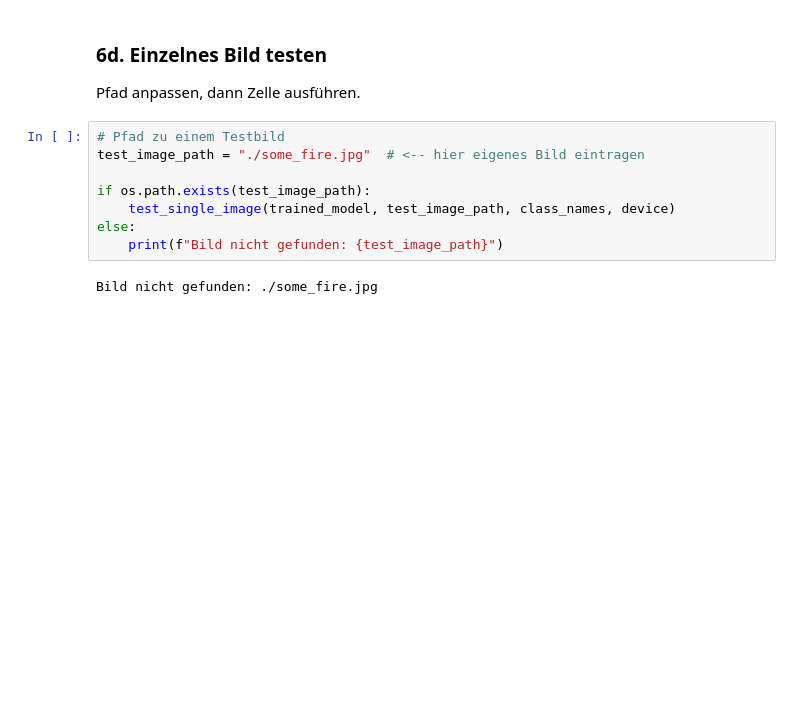
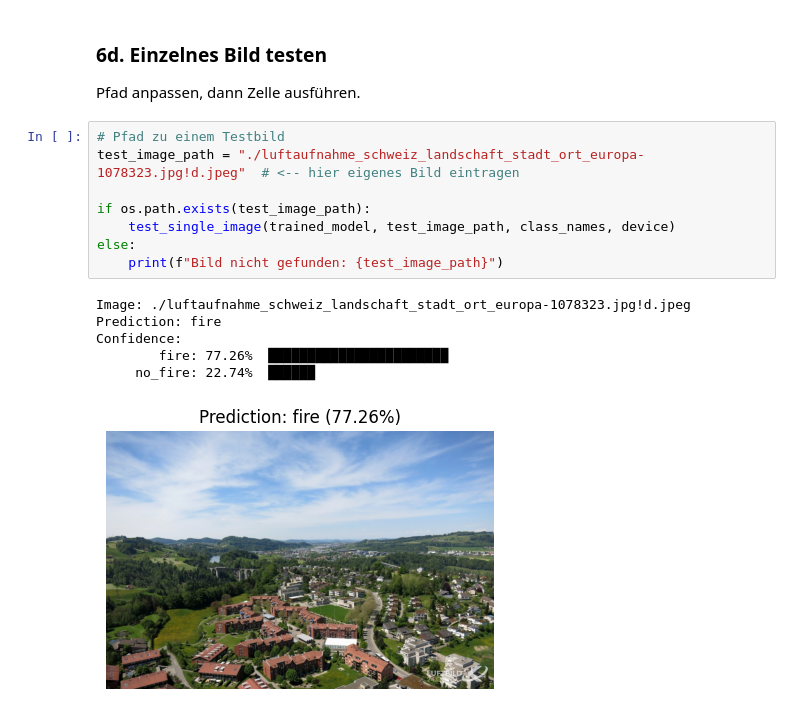
Before and after one commit to uulex/Explaining_Image_Classification, a Jupyter notebook: fire_detection/fire_detection.ipynb, the cells around one changed output. Drawn from its saved outputs; the diff is of its cells as text; blank space fills up the shorter version.

```diff
--- a/fire_detection/fire_detection.ipynb
+++ b/fire_detection/fire_detection.ipynb
@@ -868,11 +868,16 @@ plt.show()
 Pfad anpassen, dann Zelle ausführen.
 # %%
 # Pfad zu einem Testbild
-test_image_path = "./some_fire.jpg"  # <-- hier eigenes Bild eintragen
+test_image_path = "./luftaufnahme_schweiz_landschaft_stadt_ort_europa-1078323.jpg!d.jpeg"  # <-- hier eigenes Bild eintragen
 
 if os.path.exists(test_image_path):
     test_single_image(trained_model, test_image_path, class_names, device)
 else:
     print(f"Bild nicht gefunden: {test_image_path}")
 # %% [output]
-Bild nicht gefunden: ./some_fire.jpg
+Image: ./luftaufnahme_schweiz_landschaft_stadt_ort_europa-1078323.jpg!d.jpeg
+Prediction: fire
+Confidence:
+        fire: 77.26%  ███████████████████████
+     no_fire: 22.74%  ██████
+[figure, added]
```
Also changed, not shown: parts of 1 cell of this notebook, 1 other file.
